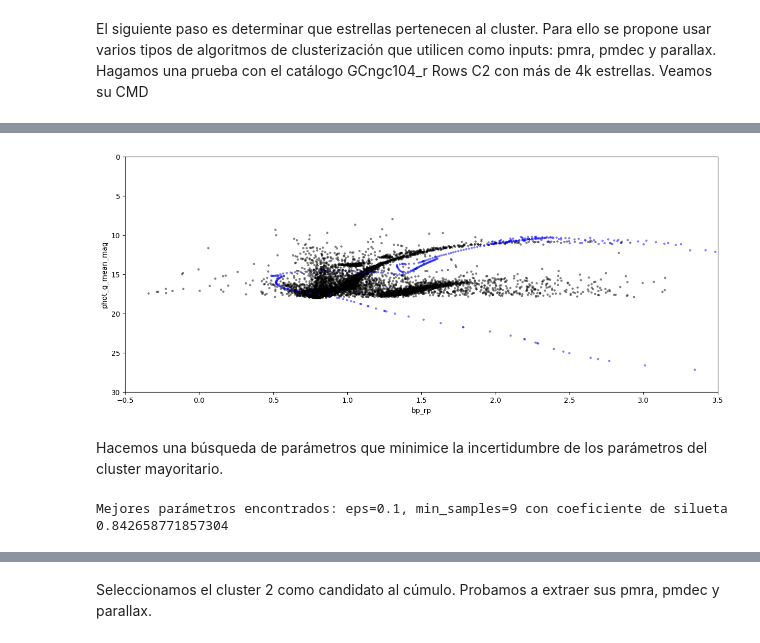
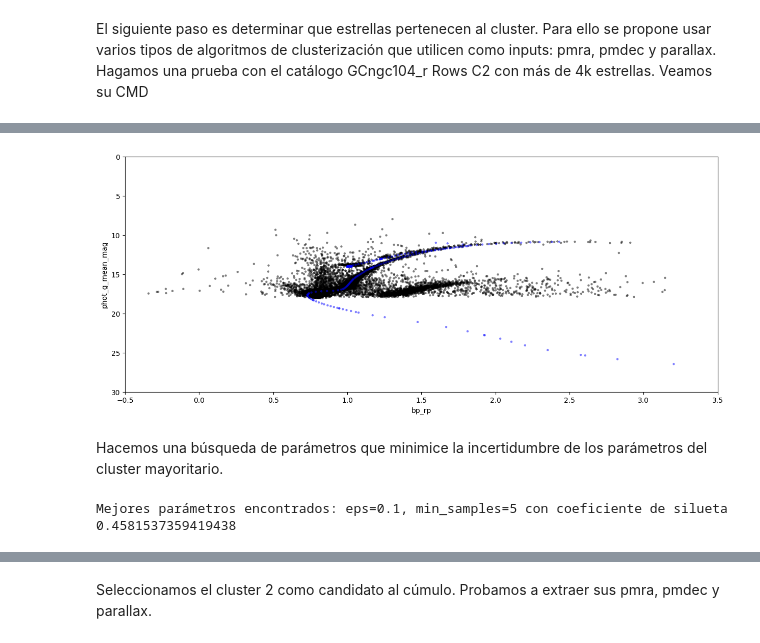
Before and after one commit to santhiperbolico/tfm-ucm-code, a Jupyter notebook: notebooks/Resultados Previos.ipynb, the cells around one changed output, grey strips where cells are left out. Drawn from its saved outputs; the diff is of its cells as text; code cells hidden in the pictures.

```diff
--- a/notebooks/Resultados Previos.ipynb
+++ b/notebooks/Resultados Previos.ipynb
@@ -295,6 +295,7 @@ columns = ["Zini", "MH", "logAge", "Mini","int_IMF", "Mass",   "logL", "logTe",
 
 # Definir el nombre del archivo
 file_path = "output17602120599.dat.txt"
+file_path = "output258596335844.dat.txt"
 
 # Contar cuántas líneas de encabezado hay
 with open(file_path, "r") as file:
@@ -328,30 +329,30 @@ df_isc
 # %%
 CATALOGO = dfr1_c2
 
 # Crear la figura y los ejes
 fig, ax = plt.subplots(figsize=(15, 6))
 
-Mm = 13.45 + 0.5
+Mm = 13.15
 # Extinción aproximada en la banda G A_G = 0.5
-E_BP_RP = 0.3  # Enrojecimiento aproximado
+E_BP_RP = -0.2  # Enrojecimiento aproximado
 
 # Crear el scatter plot
 plt.scatter(x=CATALOGO.bp_rp, y=CATALOGO.phot_g_mean_mag,s=10, c="k", edgecolor='none', alpha=0.5)
 plt.scatter(x=df_isc["G_BPmag"] - df_isc["G_RPmag"] + E_BP_RP , y=df_isc["Gmag"] + Mm,s=10, c="b", edgecolor='none', alpha=0.5)
 
 
 # Etiquetas de los ejes
 ax.set_xlabel('bp_rp')
 ax.set_ylabel('phot_g_mean_mag')
 
 # Ajustar límites de los ejes si es necesario
 ax.set_xlim(-0.5, 3.5)
 ax.set_ylim(0, 30)
 plt.gca().invert_yaxis()
 # Mostrar la gráfica
 plt.show()
 # %% [output]
-[figure, old version]
+[figure, new version]
 # %%
 from sklearn.preprocessing import StandardScaler
 from sklearn.cluster import DBSCAN
@@ -371,6 +372,28 @@ Hacemos una búsqueda de parámetros que minimice la incertidumbre de los parám
 # Probar diferentes combinaciones de eps y min_samples
 best_score = 1e6
 best_params = None
+
+def get_main_cluster(labels: np.ndarray) -> int:
+    """
+    Función que calcula el cluster mayoritario
+    """
+    unique_lab = np.unique(labels[labels > -1])
+    j = np.argmax(np.bincount(labels[labels > -1]))
+    return unique_lab[j]
+
+
+def score_cluster(df:pd.DataFrame, columns: list[str], labels: np.ndarray) -> np.ndarray:
+    """
+    Función que devuelve al suma de la dispersión de las columnas para cada cluster
+    definido en labels
+    """
+    unique_lab = np.unique(labels[labels > -1])
+    score = np.zeros(unique_lab.size)
+
+    for i, lab in enumerate(unique_lab):
+        gc = df[labels == lab]
+        score[i] = gc[columns].describe().loc["std"].sum()
+    return score
 
 
 
@@ -381,18 +404,15 @@ for eps in np.linspace(0.1, 1.0, 10):  # Probar distintos eps
 
         # Ignorar resultados con solo un cluster o solo ruido (-1)
         if len(set(labels[labels > -1])) > 1:
-            unique_lab = np.unique(labels[labels > -1])
-            j = np.argmax(np.bincount(labels[labels > -1]))
-            mask = labels == unique_lab[j]
             gc = df[mask]
-            score = gc[COLS].describe().loc["std"].sum()
+            score = np.median(score_cluster(df, COLS, labels))
             if score < best_score:
                 best_score = score
                 best_params = (eps, min_samples)
 
 print(f"Mejores parámetros encontrados: eps={best_params[0]}, min_samples={best_params[1]} con coeficiente de silueta {best_score}")
 # %% [output]
-Mejores parámetros encontrados: eps=0.1, min_samples=9 con coeficiente de silueta 0.842658771857304
+Mejores parámetros encontrados: eps=0.1, min_samples=5 con coeficiente de silueta 0.4581537359419438
 # %%
 db = DBSCAN(eps=best_params[0], min_samples=best_params[1]).fit(data)
 labels = db.labels_
```
Also changed, not shown: parts of 8 cells of this notebook, 1 other file.
